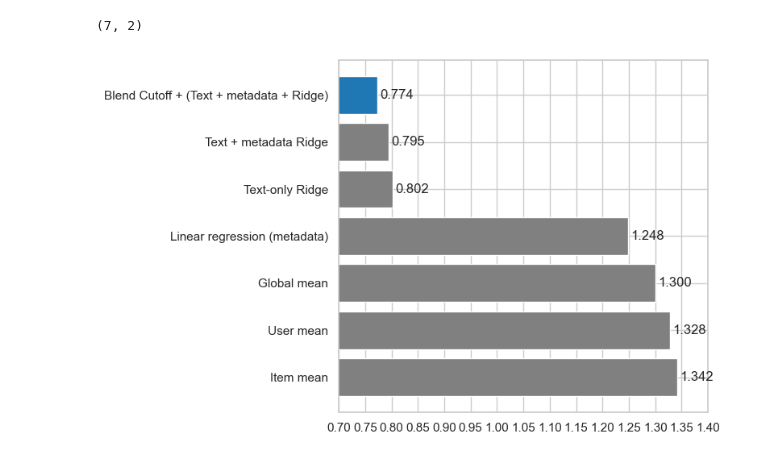
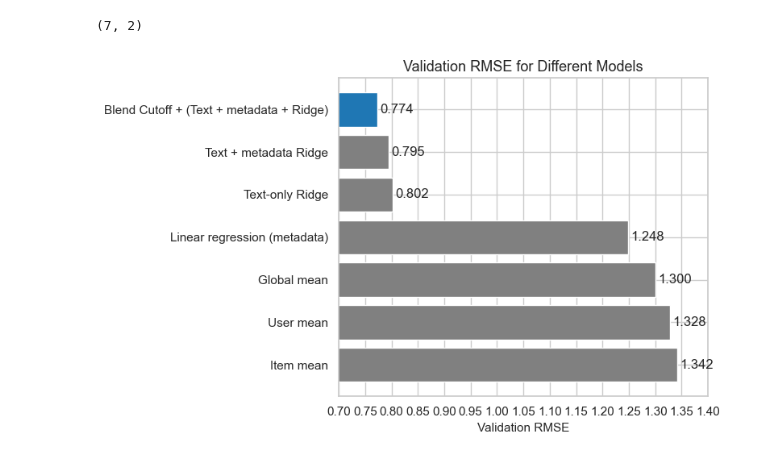
Before and after one commit to Holdenxie/assignment2, a Jupyter notebook: assignment2.ipynb, the cells around one changed output. Cells and saved outputs as stored; diff of their text form; code cells hidden in the pictures.

```diff
--- a/assignment2.ipynb
+++ b/assignment2.ipynb
@@ -546,10 +546,7 @@ best_rmse = float('inf')
 best_cutoff = None
 
 for c in cutoffs:
-    c = int(c)
-    print(f"\n=== Trying cutoff = {c} ===")
-
-    # masks
+    print("Using cutoff: " + str(c))
     short_train_mask = train['review_length'] <= c
     long_train_mask  = ~short_train_mask
     short_val_mask   = val['review_length'] <= c
@@ -579,5 +576,5 @@ for c in cutoffs:
         best_rmse = score
         best_cutoff = c
 
-print("\nBest cutoff:", best_cutoff, "with val RMSE:", best_rmse)
+print("Best cutoff:", best_cutoff, "with val RMSE:", best_rmse)
 # %% [output]
@@ -809,26 +800,29 @@ print(results.shape)
 # %%
 models   = results["Model"].tolist()
 val_rmse = results["Val RMSE"].values
 best_idx = 0
 
 plt.figure(figsize=(8, 5))
 
 colors = ["grey"] * len(models)
 colors[best_idx] = "tab:blue"
 
 y_pos = np.arange(len(models))
 plt.barh(y_pos, val_rmse, color=colors)
 
 plt.xlim(0.7, 1.4)
 plt.xticks(np.arange(0.7, 1.41, 0.05))
 plt.gca().invert_yaxis()
 plt.yticks(y_pos, models)
 
+plt.xlabel("Validation RMSE", fontsize=11)
+plt.title("Validation RMSE for Different Models", fontsize=13)
+
 for i, v in enumerate(val_rmse):
     plt.text(v + 0.005, i, f"{v:.3f}", va="center")
 
 
 plt.tight_layout()
 plt.show()
 # %% [output]
-[figure, old version]
+[figure, new version]
```
Also changed, not shown: parts of 3 cells of this notebook.
